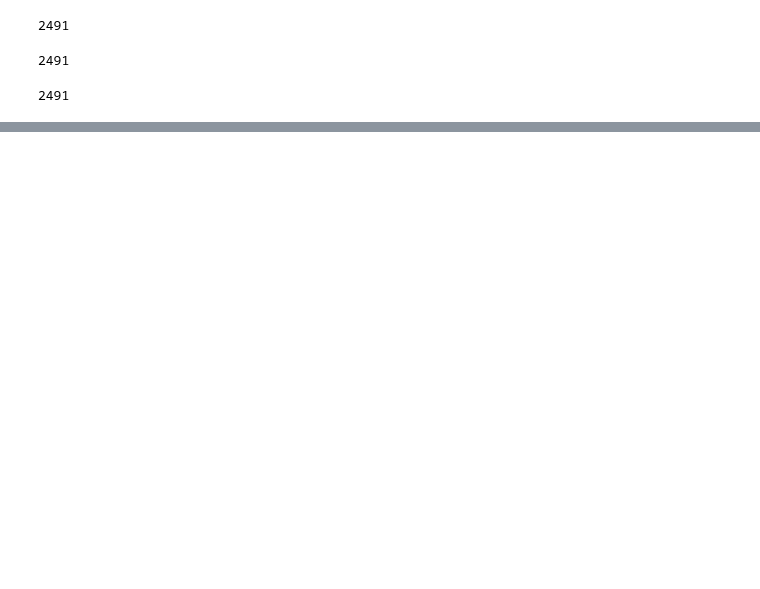
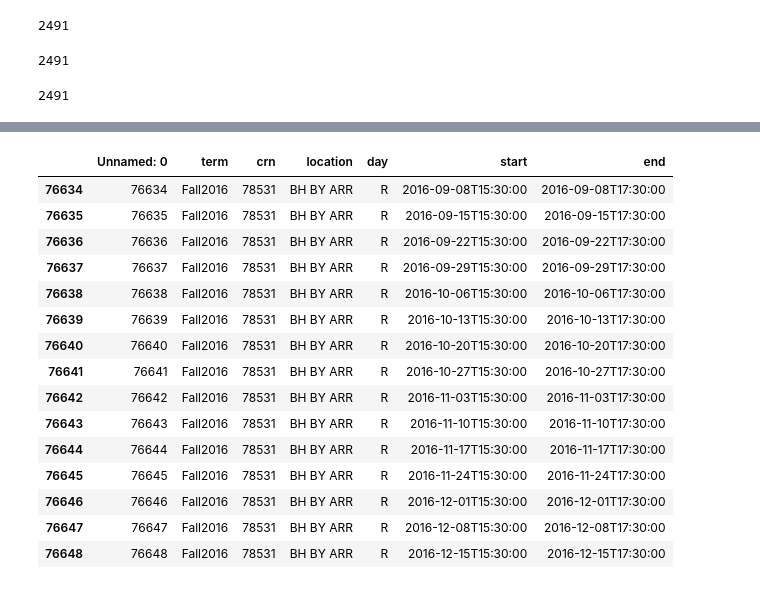
Before and after one commit to fairfield-ba510-spring2020/term-project-mayo, a Jupyter notebook: Faris_CourseDataETL.ipynb, the cells around one changed output, grey strips where cells are left out. Saved outputs shown, nothing was run; the diff lists cells and outputs as text; code cells hidden in the pictures; blank space fills up the shorter version.

```diff
--- a/Faris_CourseDataETL.ipynb
+++ b/Faris_CourseDataETL.ipynb
@@ -313,0 +414,16 @@ df.timecodes.isna().sum()
+# %%
+import json
+import pandas as pd
+import re
+
+df = pd.read_csv('course_meetings_all.csv' )
+
+#df[['instructor_fname','instructor_lname']] = df['primary_instructor'].str.split('  ',expand=True,)
+#df[['building','room' , 'NAN']] = df['location'].str.split(' ',expand=True,)
+#df['year'] = '2'+df['year']
+df.head(1).T
+
+
+#df['building'] = building
+
+#df['room'] = room
@@ -313,0 +439,22 @@ df.timecodes.isna().sum()
+# %%
+df['location'].str.split(' ',expand=True,)
+list(df.location.unique())
+
+df[df.location =='BH BY ARR']
+# %% [output]
+|  | Unnamed: 0 | term | crn | location | day | start | end |
+| 76634 | 76634 | Fall2016 | 78531 | BH BY ARR | R | 2016-09-08T15:30:00 | 2016-09-08T17:30:00 |
+| 76635 | 76635 | Fall2016 | 78531 | BH BY ARR | R | 2016-09-15T15:30:00 | 2016-09-15T17:30:00 |
+| 76636 | 76636 | Fall2016 | 78531 | BH BY ARR | R | 2016-09-22T15:30:00 | 2016-09-22T17:30:00 |
+| 76637 | 76637 | Fall2016 | 78531 | BH BY ARR | R | 2016-09-29T15:30:00 | 2016-09-29T17:30:00 |
+| 76638 | 76638 | Fall2016 | 78531 | BH BY ARR | R | 2016-10-06T15:30:00 | 2016-10-06T17:30:00 |
+| 76639 | 76639 | Fall2016 | 78531 | BH BY ARR | R | 2016-10-13T15:30:00 | 2016-10-13T17:30:00 |
+| 76640 | 76640 | Fall2016 | 78531 | BH BY ARR | R | 2016-10-20T15:30:00 | 2016-10-20T17:30:00 |
+| 76641 | 76641 | Fall2016 | 78531 | BH BY ARR | R | 2016-10-27T15:30:00 | 2016-10-27T17:30:00 |
+| 76642 | 76642 | Fall2016 | 78531 | BH BY ARR | R | 2016-11-03T15:30:00 | 2016-11-03T17:30:00 |
+| 76643 | 76643 | Fall2016 | 78531 | BH BY ARR | R | 2016-11-10T15:30:00 | 2016-11-10T17:30:00 |
+| 76644 | 76644 | Fall2016 | 78531 | BH BY ARR | R | 2016-11-17T15:30:00 | 2016-11-17T17:30:00 |
+| 76645 | 76645 | Fall2016 | 78531 | BH BY ARR | R | 2016-11-24T15:30:00 | 2016-11-24T17:30:00 |
+| 76646 | 76646 | Fall2016 | 78531 | BH BY ARR | R | 2016-12-01T15:30:00 | 2016-12-01T17:30:00 |
+| 76647 | 76647 | Fall2016 | 78531 | BH BY ARR | R | 2016-12-08T15:30:00 | 2016-12-08T17:30:00 |
+| 76648 | 76648 | Fall2016 | 78531 | BH BY ARR | R | 2016-12-15T15:30:00 | 2016-12-15T17:30:00 |
```
Also changed, not shown: parts of 13 cells of this notebook, 2 other files.
